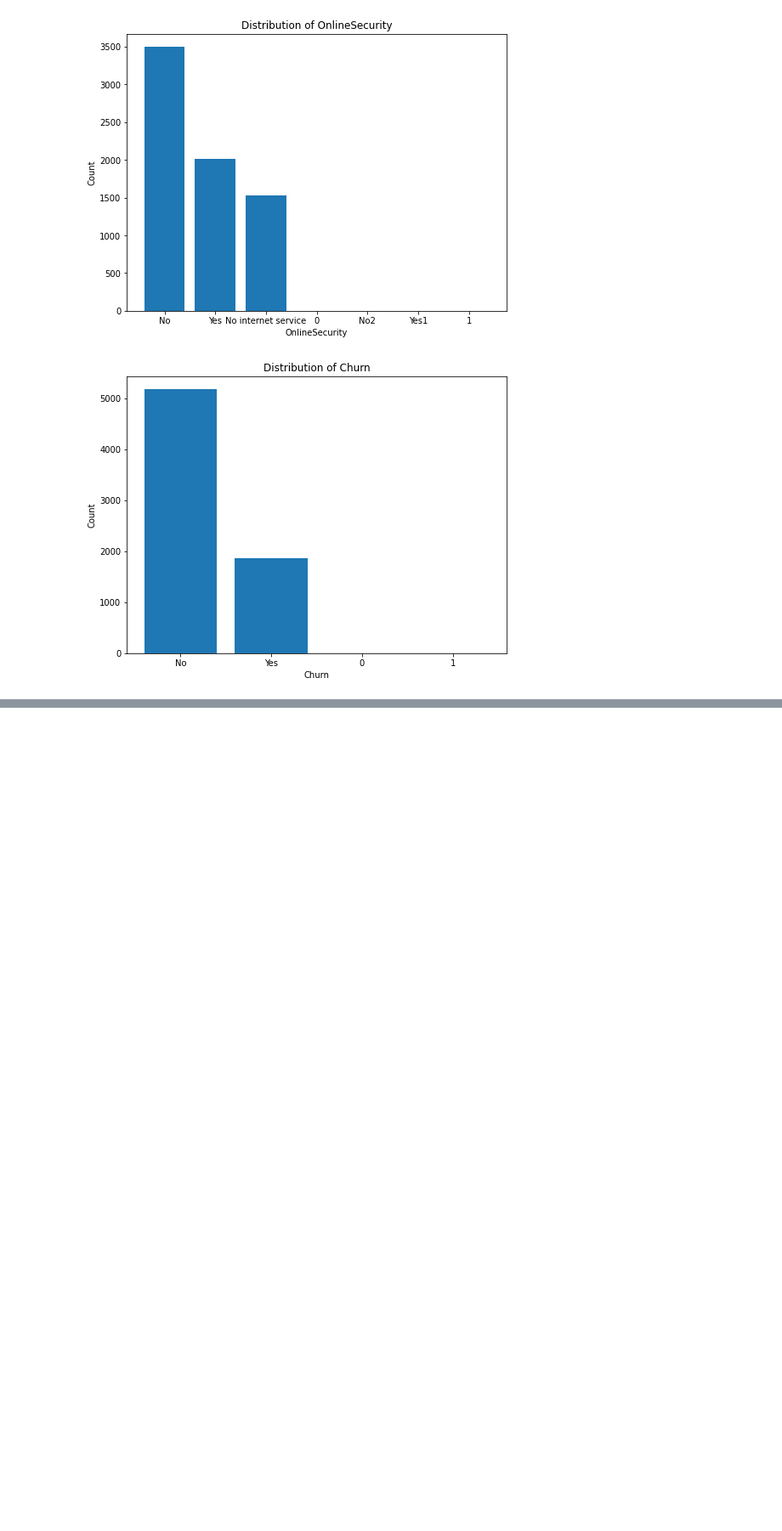
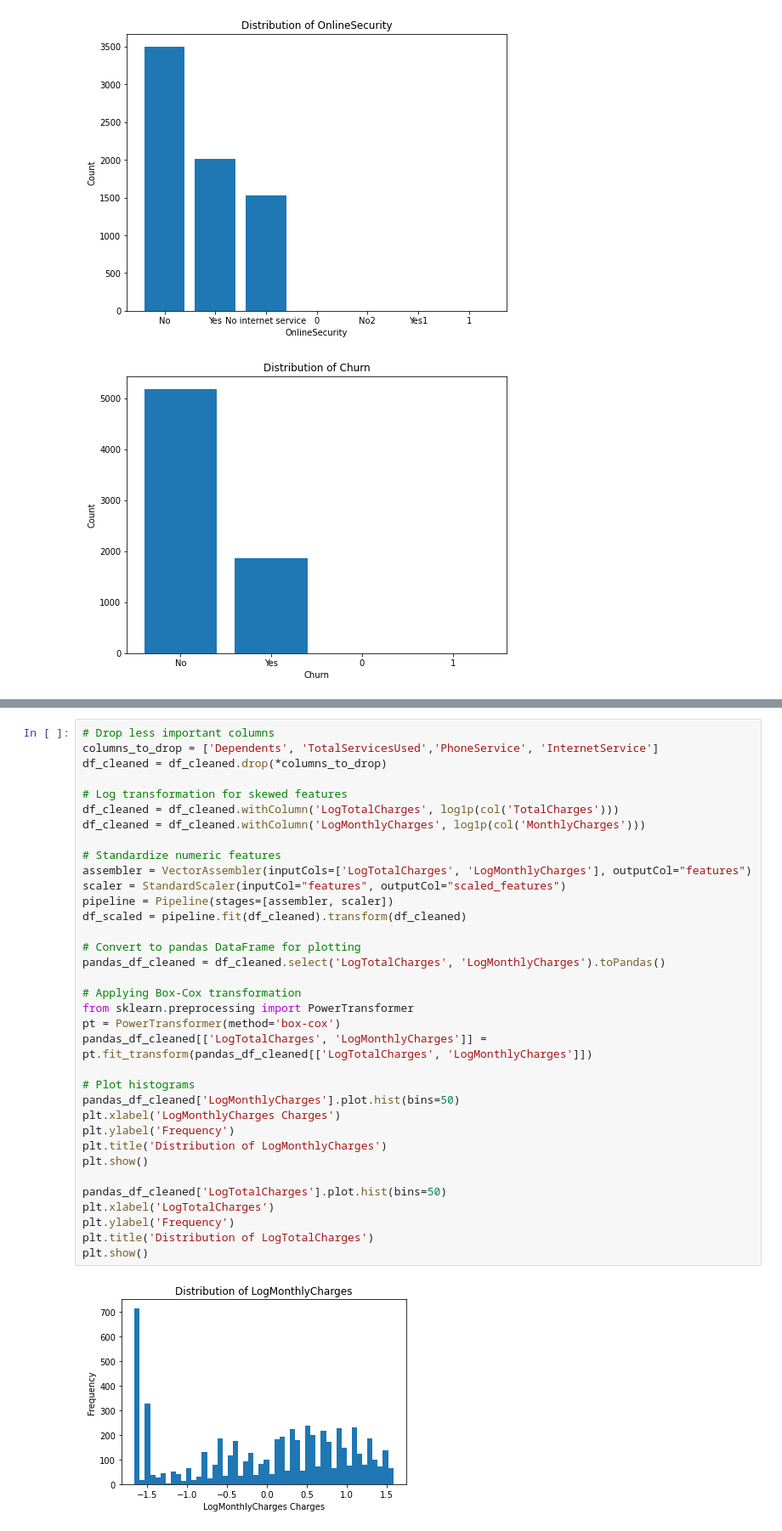
Before and after one commit to xmaaaa/722Lab, a Jupyter notebook: BDAS.ipynb, the cells around one changed output, grey strips where cells are left out. Shown: that part at 85% size. Drawn from its saved outputs; the diff is of its cells as text; blank space fills up the shorter version.

```diff
--- a/BDAS.ipynb
+++ b/BDAS.ipynb
@@ -236,0 +572,37 @@ Null Counts:
+# %%
+# Drop less important columns
+columns_to_drop = ['Dependents', 'TotalServicesUsed','PhoneService', 'InternetService']
+df_cleaned = df_cleaned.drop(*columns_to_drop)
+
+# Log transformation for skewed features
+df_cleaned = df_cleaned.withColumn('LogTotalCharges', log1p(col('TotalCharges')))
+df_cleaned = df_cleaned.withColumn('LogMonthlyCharges', log1p(col('MonthlyCharges')))
+
+# Standardize numeric features
+assembler = VectorAssembler(inputCols=['LogTotalCharges', 'LogMonthlyCharges'], outputCol="features")
+scaler = StandardScaler(inputCol="features", outputCol="scaled_features")
+pipeline = Pipeline(stages=[assembler, scaler])
+df_scaled = pipeline.fit(df_cleaned).transform(df_cleaned)
+
+# Convert to pandas DataFrame for plotting
+pandas_df_cleaned = df_cleaned.select('LogTotalCharges', 'LogMonthlyCharges').toPandas()
+
+# Applying Box-Cox transformation
+from sklearn.preprocessing import PowerTransformer
+pt = PowerTransformer(method='box-cox')
+pandas_df_cleaned[['LogTotalCharges', 'LogMonthlyCharges']] = pt.fit_transform(pandas_df_cleaned[['LogTotalCharges', 'LogMonthlyCharges']])
+
+# Plot histograms
+pandas_df_cleaned['LogMonthlyCharges'].plot.hist(bins=50)
+plt.xlabel('LogMonthlyCharges Charges')
+plt.ylabel('Frequency')
+plt.title('Distribution of LogMonthlyCharges')
+plt.show()
+
+pandas_df_cleaned['LogTotalCharges'].plot.hist(bins=50)
+plt.xlabel('LogTotalCharges')
+plt.ylabel('Frequency')
+plt.title('Distribution of LogTotalCharges')
+plt.show()
+# %% [output]
+[figure, added]
```
Also changed, not shown: parts of 5 cells of this notebook.
